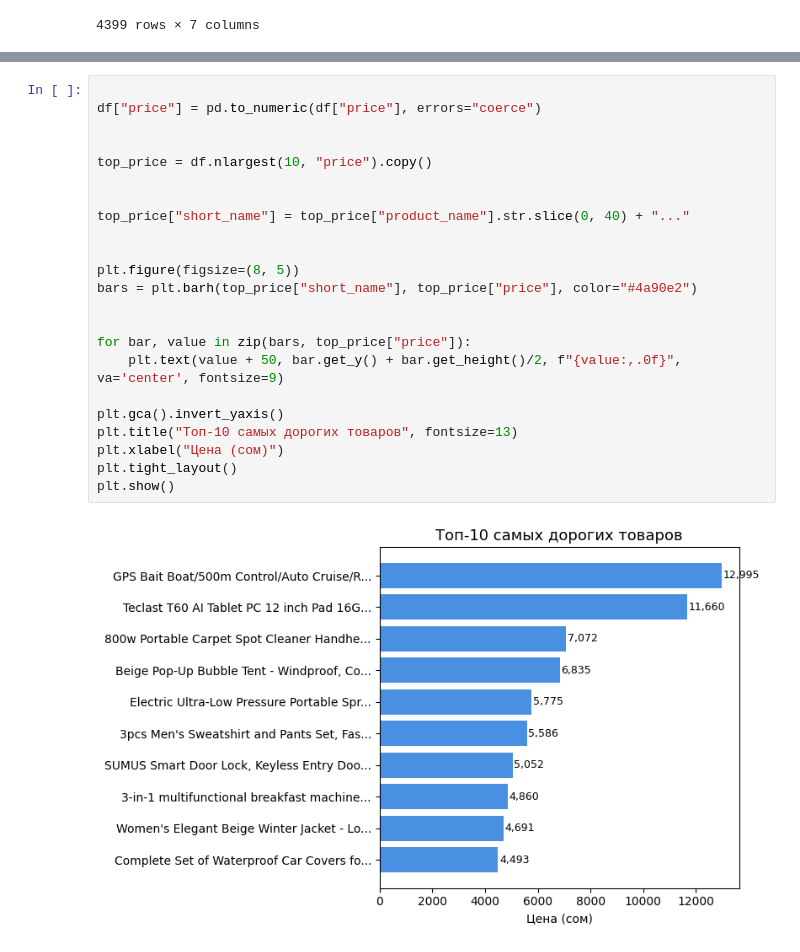
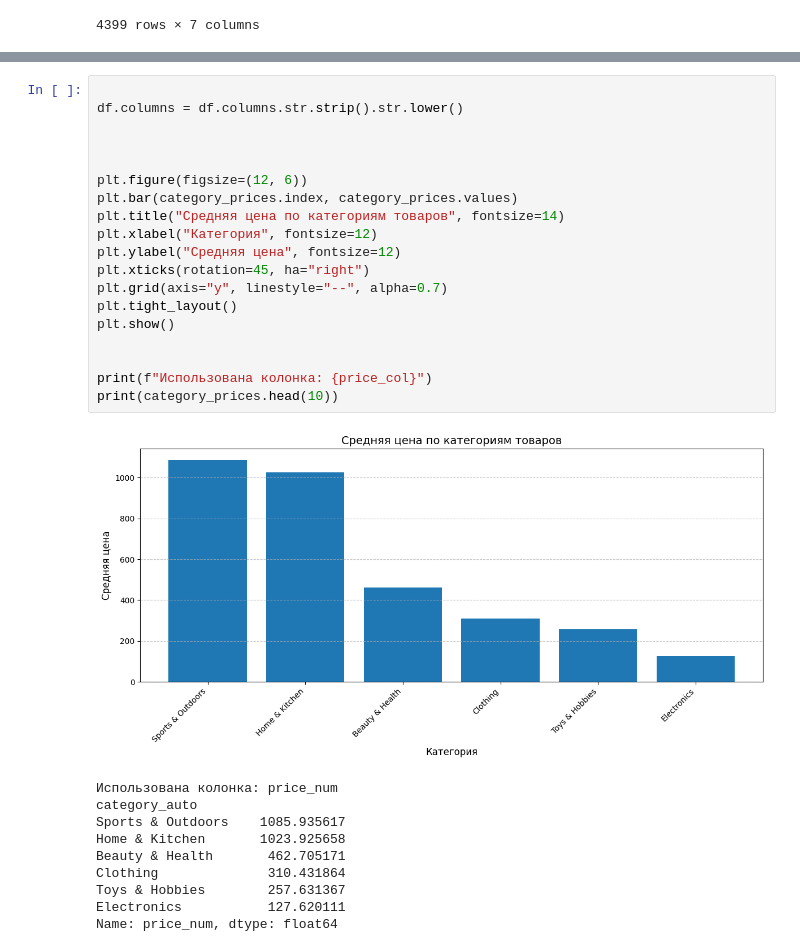
Before and after one commit to MuliShKa/Parsing-DataSince-, a Jupyter notebook: main3.ipynb, the cells around one changed output, grey strips where cells are left out. Drawn from its saved outputs; the diff is of its cells as text.

```diff
--- a/main3.ipynb
+++ b/main3.ipynb
@@ -217,25 +246,30 @@ Cluster 5: socks, pairs, socks for, calf, mid calf, breathable, mid, calf socks,
 # %%
 
-df["price"] = pd.to_numeric(df["price"], errors="coerce")
+df.columns = df.columns.str.strip().str.lower()
 
 
-top_price = df.nlargest(10, "price").copy()
+
+plt.figure(figsize=(12, 6))
+plt.bar(category_prices.index, category_prices.values)
+plt.title("Средняя цена по категориям товаров", fontsize=14)
+plt.xlabel("Категория", fontsize=12)
+plt.ylabel("Средняя цена", fontsize=12)
+plt.xticks(rotation=45, ha="right")
+plt.grid(axis="y", linestyle="--", alpha=0.7)
+plt.tight_layout()
+plt.show()
 
 
-top_price["short_name"] = top_price["product_name"].str.slice(0, 40) + "..."
-
-
-plt.figure(figsize=(8, 5))
-bars = plt.barh(top_price["short_name"], top_price["price"], color="#4a90e2")
-
-
-for bar, value in zip(bars, top_price["price"]):
-    plt.text(value + 50, bar.get_y() + bar.get_height()/2, f"{value:,.0f}", va='center', fontsize=9)
-
-plt.gca().invert_yaxis()
-plt.title("Топ-10 самых дорогих товаров", fontsize=13)
-plt.xlabel("Цена (сом)")
-plt.tight_layout()
-plt.show()
+print(f"Использована колонка: {price_col}")
+print(category_prices.head(10))
 # %% [output]
-[figure, old version]
+[figure, new version]
+Использована колонка: price_num
+category_auto
+Sports & Outdoors    1085.935617
+Home & Kitchen       1023.925658
+Beauty & Health       462.705171
+Clothing              310.431864
+Toys & Hobbies        257.631367
+Electronics           127.620111
+Name: price_num, dtype: float64
```
Also changed, not shown: parts of 33 cells of this notebook, 2 other files.
